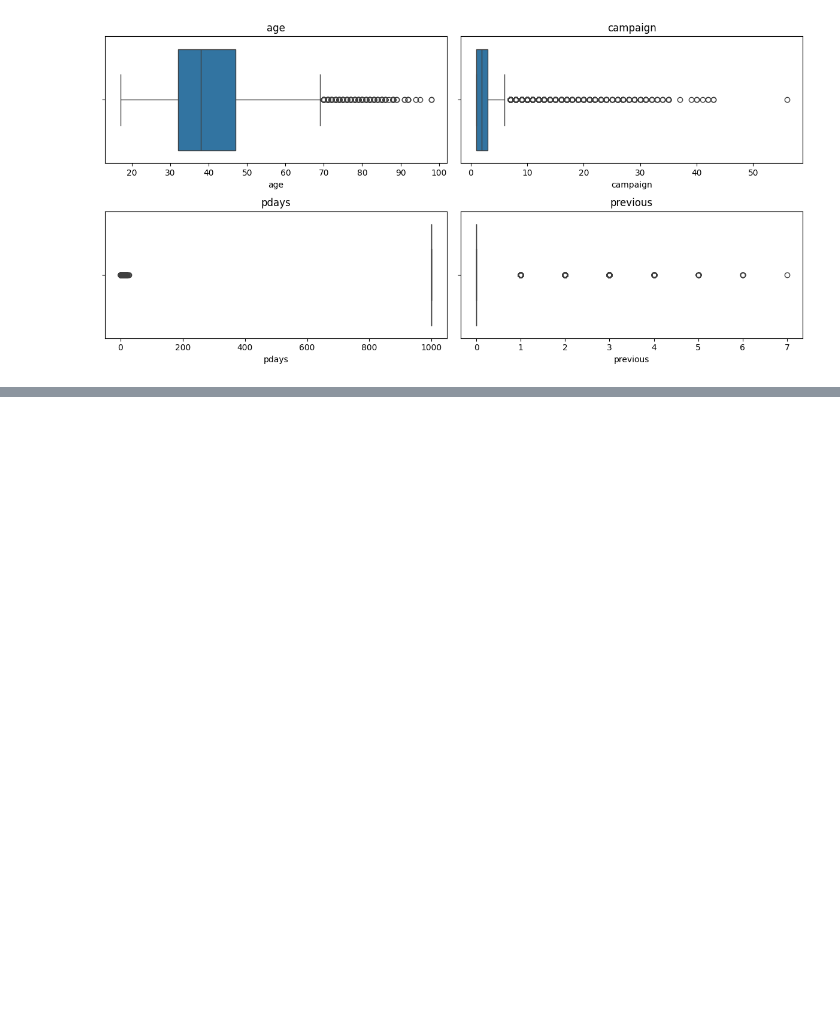
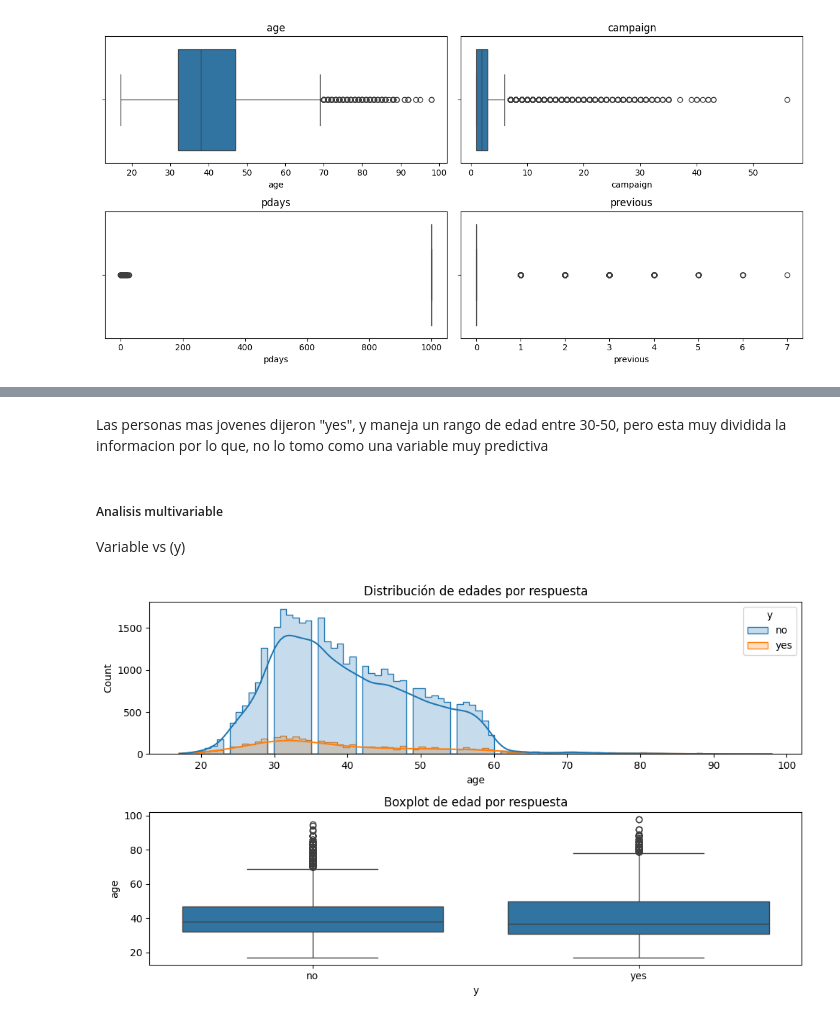
Before and after one commit to 4GeeksAcademy/Jese-David-Proyecto-Regresion-Logistica, a Jupyter notebook: src/explore.ipynb, the cells around one changed output, grey strips where cells are left out. Saved outputs shown, nothing was run; the diff lists cells and outputs as text; code cells hidden in the pictures; blank space fills up the shorter version.

```diff
--- a/src/explore.ipynb
+++ b/src/explore.ipynb
@@ -227,0 +274,20 @@ plt.show()
+# %% [markdown]
+Las personas mas jovenes dijeron "yes", y maneja un rango de edad entre 30-50, pero esta muy dividida la informacion por lo que, no lo tomo como una variable muy predictiva
+# %% [markdown]
+##### Analisis multivariable
+Variable vs (y)
+# %%
+fig, axis = plt.subplots(2, 1, figsize=(10, 6))
+
+#histograma por grupos
+sns.histplot(ax=axis[0], data=df, x="age", hue="y", kde=True, element="step")
+axis[0].set_title("Distribución de edades por respuesta")
+
+#boxplot
+sns.boxplot(ax=axis[1], data=df, x="y", y="age")
+axis[1].set_title("Boxplot de edad por respuesta")
+
+plt.tight_layout()
+plt.show()
+# %% [output]
+[figure, added]
```
Also changed, not shown: parts of 26 cells of this notebook, 1 other file.
